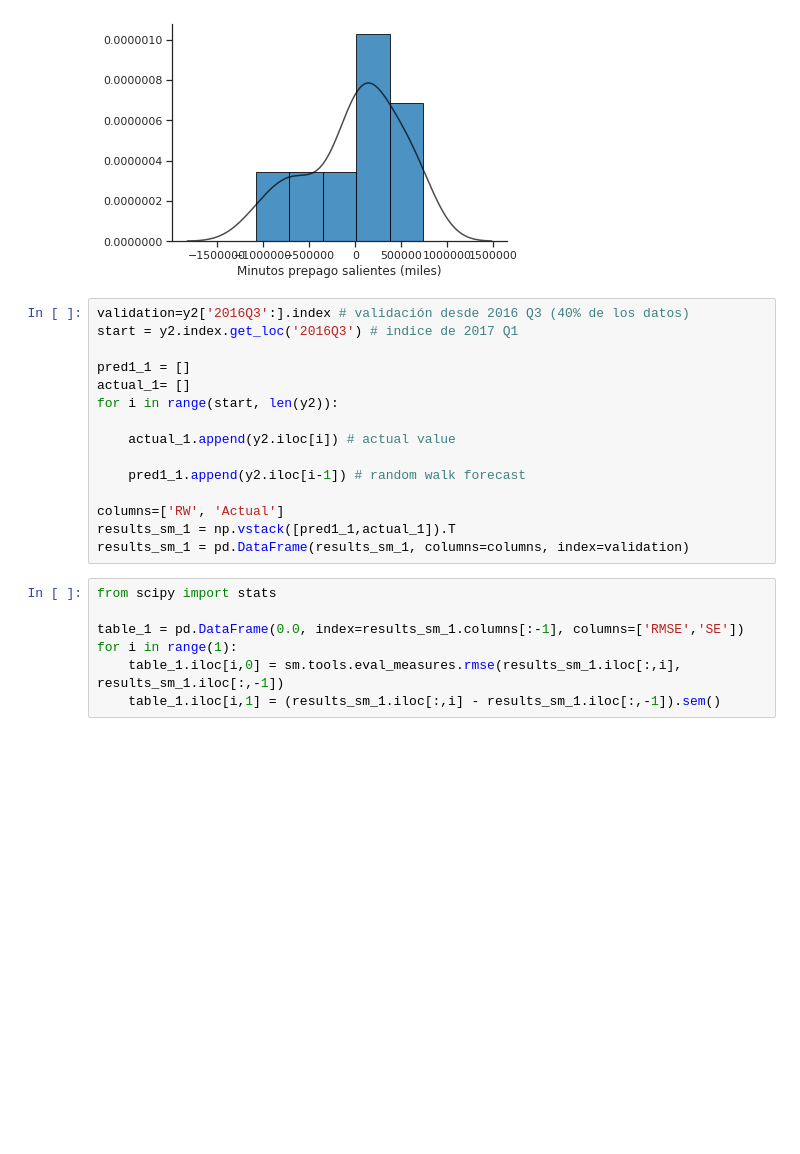
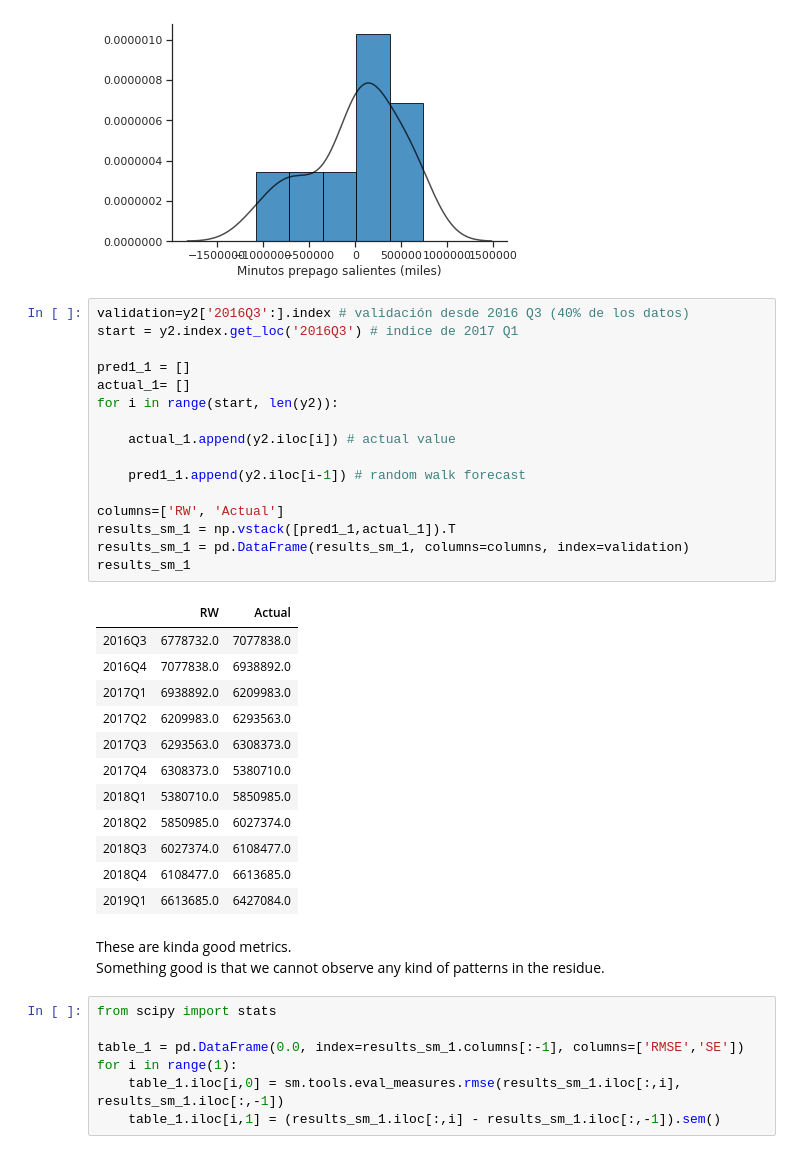
Before and after one commit to git-lu/TimeSeriesAnalysis, a Jupyter notebook: NaiveTimeSeriesAnalysis.ipynb, the cells around one changed output. Saved outputs shown, nothing was run; the diff lists cells and outputs as text; blank space fills up the shorter version.

```diff
--- a/NaiveTimeSeriesAnalysis.ipynb
+++ b/NaiveTimeSeriesAnalysis.ipynb
@@ -195,18 +195,35 @@ plt.show()
 # %%
 validation=y2['2016Q3':].index # validación desde 2016 Q3 (40% de los datos)
 start = y2.index.get_loc('2016Q3') # indice de 2017 Q1
 
 pred1_1 = []
 actual_1= []
 for i in range(start, len(y2)):
 
     actual_1.append(y2.iloc[i]) # actual value
 
     pred1_1.append(y2.iloc[i-1]) # random walk forecast
 
 columns=['RW', 'Actual']
 results_sm_1 = np.vstack([pred1_1,actual_1]).T
 results_sm_1 = pd.DataFrame(results_sm_1, columns=columns, index=validation)
+results_sm_1
+# %% [output]
+|  | RW | Actual |
+| 2016Q3 | 6778732.0 | 7077838.0 |
+| 2016Q4 | 7077838.0 | 6938892.0 |
+| 2017Q1 | 6938892.0 | 6209983.0 |
+| 2017Q2 | 6209983.0 | 6293563.0 |
+| 2017Q3 | 6293563.0 | 6308373.0 |
+| 2017Q4 | 6308373.0 | 5380710.0 |
+| 2018Q1 | 5380710.0 | 5850985.0 |
+| 2018Q2 | 5850985.0 | 6027374.0 |
+| 2018Q3 | 6027374.0 | 6108477.0 |
+| 2018Q4 | 6108477.0 | 6613685.0 |
+| 2019Q1 | 6613685.0 | 6427084.0 |
+# %% [markdown]
+These are kinda good metrics.
+Something good is that we cannot observe any kind of patterns in the residue.
 # %%
 from scipy import stats
 
```
Also changed, not shown: parts of 5 cells of this notebook.
